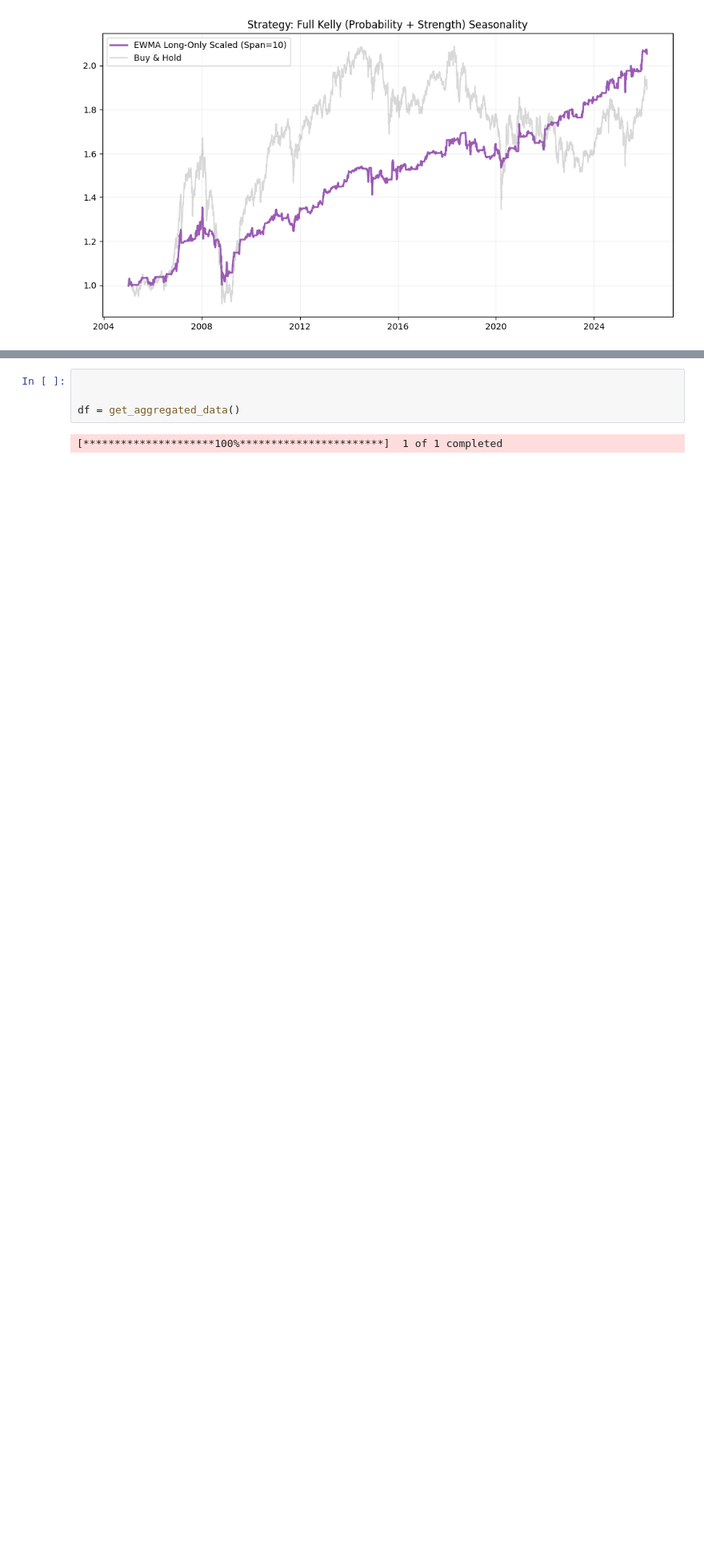
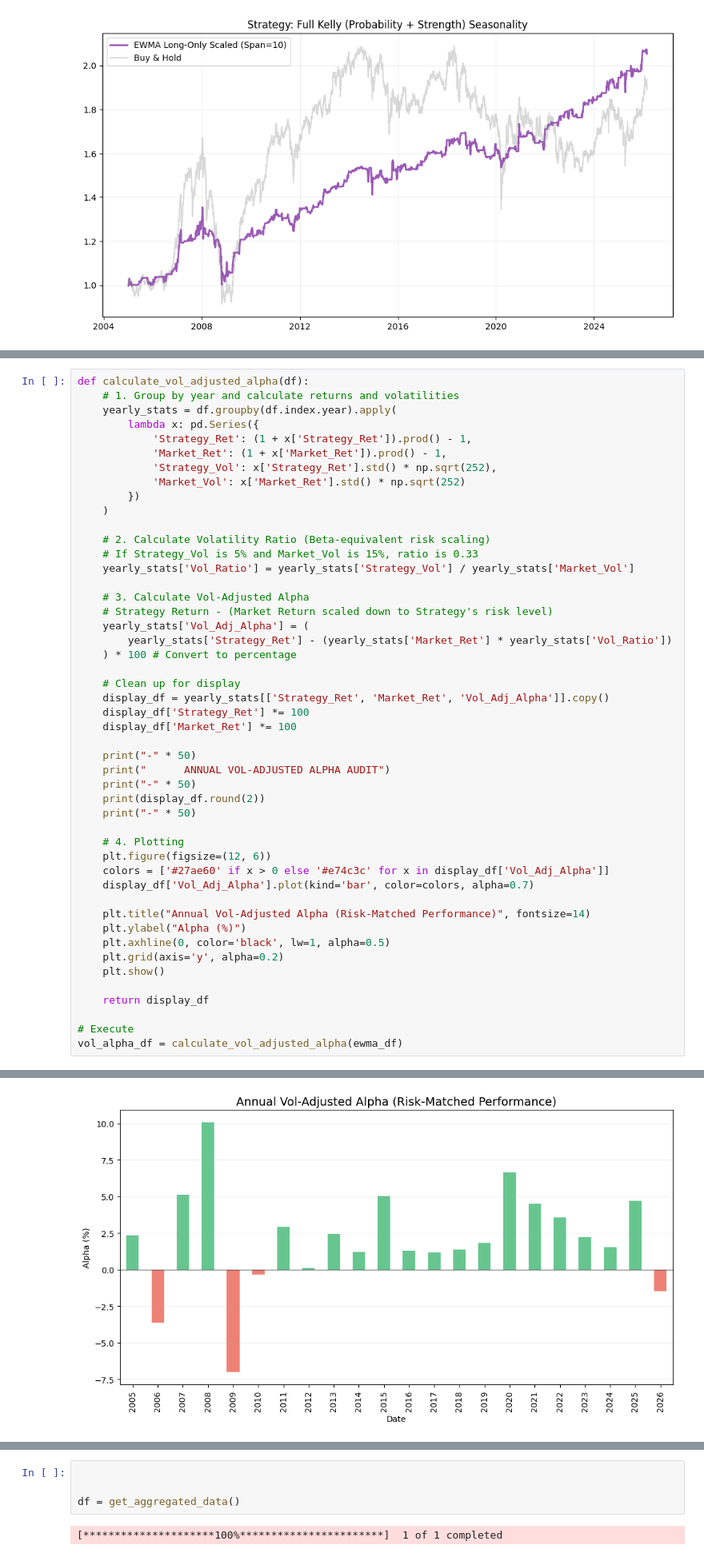
Before and after one commit to SJEGoh/Regional-Project, a Jupyter notebook: report.ipynb, the cells around one changed output, grey strips where cells are left out. Shown at 80% size. Saved outputs shown, nothing was run; the diff lists cells and outputs as text; blank space fills up the shorter version.

```diff
--- a/report.ipynb
+++ b/report.ipynb
@@ -826,0 +842,49 @@ Slippage Drag:     -11.54% (at 10 bps)
+# %%
+def calculate_vol_adjusted_alpha(df):
+    # 1. Group by year and calculate returns and volatilities
+    yearly_stats = df.groupby(df.index.year).apply(
+        lambda x: pd.Series({
+            'Strategy_Ret': (1 + x['Strategy_Ret']).prod() - 1,
+            'Market_Ret': (1 + x['Market_Ret']).prod() - 1,
+            'Strategy_Vol': x['Strategy_Ret'].std() * np.sqrt(252),
+            'Market_Vol': x['Market_Ret'].std() * np.sqrt(252)
+        })
+    )
+
+    # 2. Calculate Volatility Ratio (Beta-equivalent risk scaling)
+    # If Strategy_Vol is 5% and Market_Vol is 15%, ratio is 0.33
+    yearly_stats['Vol_Ratio'] = yearly_stats['Strategy_Vol'] / yearly_stats['Market_Vol']
+
+    # 3. Calculate Vol-Adjusted Alpha
+    # Strategy Return - (Market Return scaled down to Strategy's risk level)
+    yearly_stats['Vol_Adj_Alpha'] = (
+        yearly_stats['Strategy_Ret'] - (yearly_stats['Market_Ret'] * yearly_stats['Vol_Ratio'])
+    ) * 100 # Convert to percentage
+
+    # Clean up for display
+    display_df = yearly_stats[['Strategy_Ret', 'Market_Ret', 'Vol_Adj_Alpha']].copy()
+    display_df['Strategy_Ret'] *= 100
+    display_df['Market_Ret'] *= 100
+
+    print("-" * 50)
+    print("      ANNUAL VOL-ADJUSTED ALPHA AUDIT")
+    print("-" * 50)
+    print(display_df.round(2))
+    print("-" * 50)
+
+    # 4. Plotting
+    plt.figure(figsize=(12, 6))
+    colors = ['#27ae60' if x > 0 else '#e74c3c' for x in display_df['Vol_Adj_Alpha']]
+    display_df['Vol_Adj_Alpha'].plot(kind='bar', color=colors, alpha=0.7)
+
+    plt.title("Annual Vol-Adjusted Alpha (Risk-Matched Performance)", fontsize=14)
+    plt.ylabel("Alpha (%)")
+    plt.axhline(0, color='black', lw=1, alpha=0.5)
+    plt.grid(axis='y', alpha=0.2)
+    plt.show()
+
+    return display_df
+
+# Execute
+vol_alpha_df = calculate_vol_adjusted_alpha(ewma_df)
+# %% [output]
@@ -826,0 +908 @@ Slippage Drag:     -11.54% (at 10 bps)
+[figure, added]
```
Also changed, not shown: parts of 16 cells of this notebook, 1 other file.
